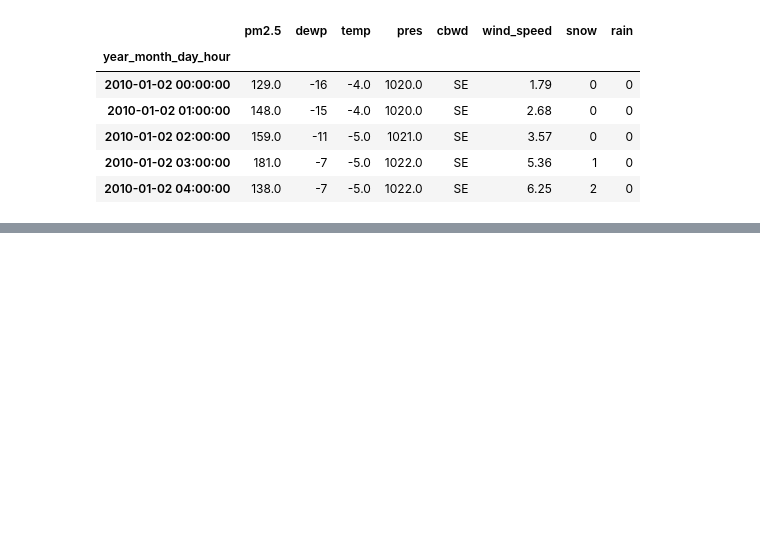
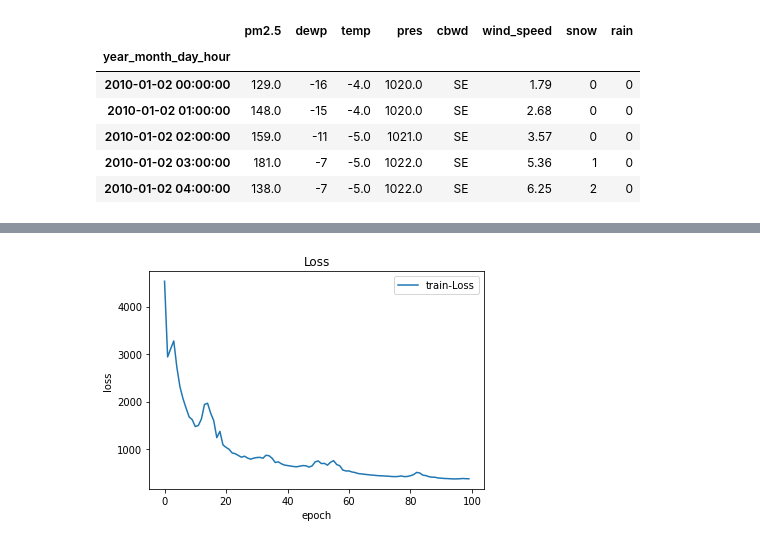
Before and after one commit to Gun1Yun/DL_Study, a Jupyter notebook: RNN/lstm_layer.ipynb, the cells around one changed output, grey strips where cells are left out. Saved outputs shown, nothing was run; the diff lists cells and outputs as text; code cells hidden in the pictures; blank space fills up the shorter version.

Commit message:
[UPD] LSTM : train & test model

```diff
--- a/RNN/lstm_layer.ipynb
+++ b/RNN/lstm_layer.ipynb
@@ -127,13 +176,13 @@ class LSTM:
         di = dt_c * get
         dg = dt_c * input
         di_s = di * input*(1-input)
-        dg_t = dg * (1-(g**2))
+        dg_t = dg * (1-(get**2))
 
-        dc_prev = dt_c * f
+        dc_prev = dt_c * forget
         df = dt_c * c_prev
         df_s = df * forget*(1-forget)
 
-        dA = np.hstack(df_s, dg_t, di_s, do_s)
+        dA = np.hstack((df_s, dg_t, di_s, do_s))
 
         db = np.sum(dA, axis = 0)
         dWh = np.matmul(h_prev.T, dA)
@@ -215,14 +263,14 @@ class Model:
         rand = np.random.randn
 
         # weights (Xavier)
-        lstm_Wx = (rand(F, 4*H)/ np.sqrt(T)).astype('f')
+        lstm_Wx = (rand(F, 4*H)/ np.sqrt(F)).astype('f')
         lstm_Wh = (rand(H, 4*H)/ np.sqrt(H)).astype('f')
         lstm_b = np.zeros(4*H).astype('f')
 
-        fc_W = (rand(H, 1)/ np.sqrt(H)).astype('f')
+        # He
+        fc_W = (rand(H, 1)/ np.sqrt(2/H)).astype('f')
         fc_b = np.zeros(1).astype('f')
 
-        print(lstm_Wx.shape)
         # layer
         self.layers = [
             TimeLSTM(lstm_Wx, lstm_Wh, lstm_b, stateful=True),
@@ -315,36 +401,41 @@ print(scaled_dataset[0], scaled_dataset[1])
 import time
 
 # 80 train, 20 test
-batch_size = 20
+batch_size = 64
 hidden_size = 100
 time_size = 24
 
 learning_rate = 0.01
-epochs = 10
+epochs = 100
 
 model = Model(time_size, hidden_size, 8)
-optimizer = SGD(learning_rate)
+optimizer = Adam(learning_rate)
 
 # traning
 start_time = time.time()
 
-data_length = len(dataX)      # train_data
+data_length = len(train_X)      # train_data
 iter_len = data_length // batch_size
+loss_arr=[]
 
 for epoch in range(1, epochs+1):
+    losses = 0
 
     for iter in range(iter_len):
         idx = iter*batch_size
-        batch_x = dataX[idx:idx+batch_size]
-        batch_t = dataY[idx:idx+batch_size]
-        print(batch_x.shape)
+
+        batch_x = train_X[idx:idx+batch_size]
+        batch_t = train_y[idx:idx+batch_size]
 
         loss = model.forward(batch_x, batch_t)
         model.backward()
         params, grads = model.params, model.grads
         optimizer.update(params, grads)
-        total_loss += loss
 
+        losses += loss.item()
         during = time.time() - start_time
-        print(f'epoch : {epoch}, 반복{iter}/{iter_len}, 시간 {during}[s] loss: {loss}')
+
+    if epoch%10==0:
+        print(f'epoch : {epoch}/{epochs}, 시간 {during:.2f}[s],  loss: {loss.item():.5f}')
+    loss_arr.append(losses/iter_len)
 # %% [output]
@@ -358,0 +453,11 @@ ValueError: ignored
+# %%
+import matplotlib.pyplot as plt
+
+plt.plot(range(epochs), loss_arr, label='train-Loss')
+plt.title('Loss')
+plt.xlabel('epoch')
+plt.ylabel('loss')
+plt.legend(loc='upper right')
+plt.show()
+# %% [output]
+[figure, added]
```
Also changed, not shown: parts of 10 cells of this notebook.
